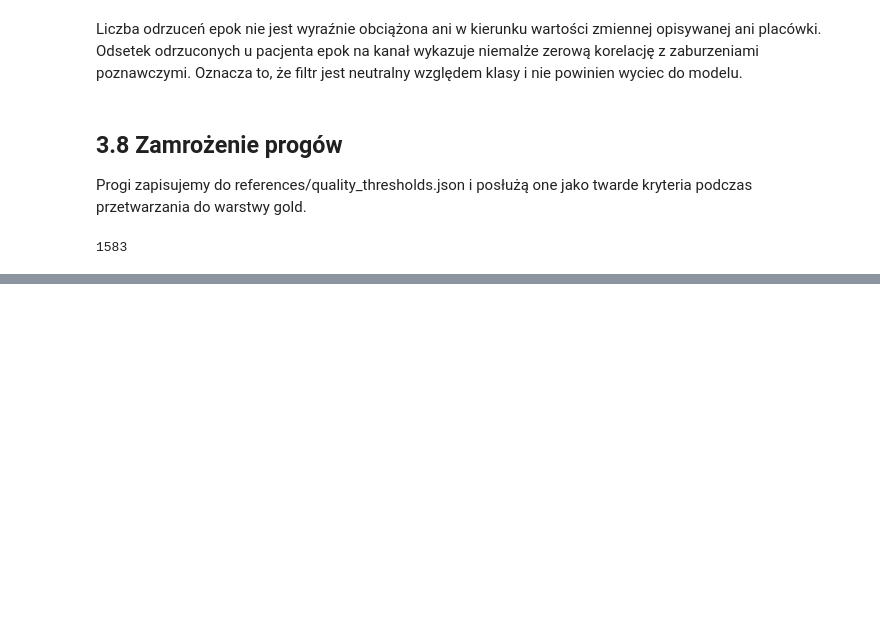
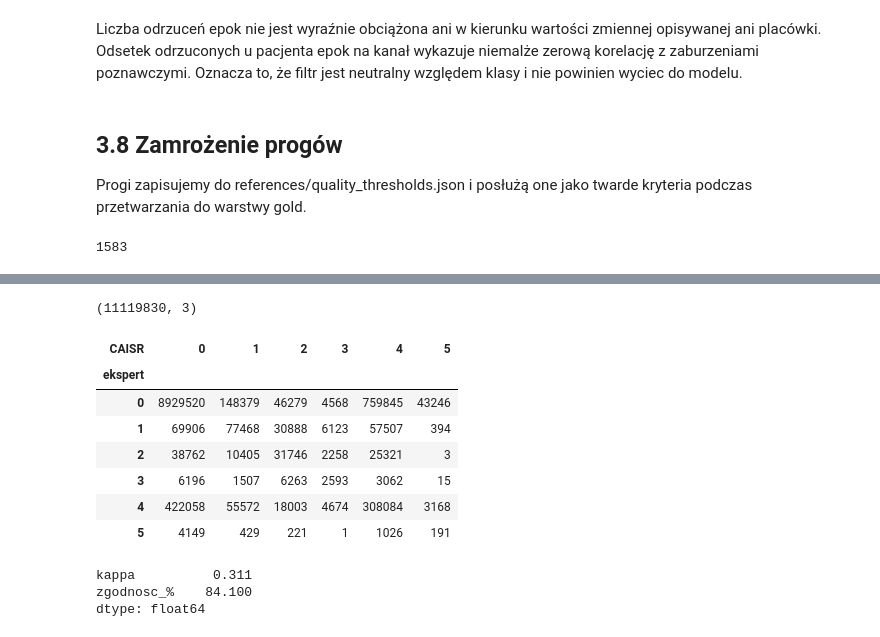
Before and after one commit to stolarczykemil/Analiza-sygnalow-polisomnograficznych, a Jupyter notebook: notebooks/signal_quality_analysis.ipynb, the cells around one changed output, grey strips where cells are left out. Saved outputs shown, nothing was run; the diff lists cells and outputs as text; code cells hidden in the pictures; blank space fills up the shorter version.

```diff
--- a/notebooks/signal_quality_analysis.ipynb
+++ b/notebooks/signal_quality_analysis.ipynb
@@ -984,0 +1351,2 @@ Analiza wykazała słuszność zastosowania metryk jakościowych na epokach. Wie
+# %%
+LIMB_MERGE = {0: 0, 2: 2, 1: 1, 3: 1, 4: 1, 5: 1, 6: 1, 7: 1, 8: 1, 9: 1, 10: 1, 11: 1, 12: 1}
@@ -984,0 +1427,57 @@ Analiza wykazała słuszność zastosowania metryk jakościowych na epokach. Wie
+# %%
+RESP_MERGE = {0: 0, 1: 1, 8: 1, 2: 2, 3: 3, 4: 4, 5: 4, 6: 4, 9: 4, 7: 5}
+# %%
+def resp_pair(pid):
+    try:
+        f = pyedflib.EdfReader(str(edf_path(pid)))
+    except Exception:
+        return None
+    try:
+        caisr = f.readSignal(ANNOT["resp"]["caisr"]).astype(int)
+        expert = f.readSignal(ANNOT["resp"]["expert"]).astype(int)
+        return pd.DataFrame({
+            "patient_id": pid,
+            "caisr_resp": caisr,
+            "expert_resp": [RESP_MERGE.get(x, 0) for x in expert],
+        })
+    finally:
+        f.close()
+# %%
+RESP_CSV = INTERIM / "resp_train.csv"
+if RESP_CSV.exists():
+    resp = pd.read_csv(RESP_CSV)
+else:
+    parts = []
+    with ProcessPoolExecutor(max_workers=8) as ex:
+        for df in ex.map(resp_pair, train_ids):
+            if df is not None:
+                parts.append(df)
+    resp = pd.concat(parts, ignore_index=True)
+    resp.to_csv(RESP_CSV, index=False)
+resp.shape
+# %% [output]
+(11119830, 3)
+# %%
+RESP = [0, 1, 2, 3, 4, 5]
+confusion_rs = pd.crosstab(pd.Categorical(resp.expert_resp, RESP),
+                           pd.Categorical(resp.caisr_resp, RESP),
+                           rownames=["ekspert"], colnames=["CAISR"]).reindex(index=RESP, columns=RESP, fill_value=0)
+confusion_rs
+# %% [output]
+| CAISR | 0 | 1 | 2 | 3 | 4 | 5 |
+| ekspert |  |  |  |  |  |  |
+| 0 | 8929520 | 148379 | 46279 | 4568 | 759845 | 43246 |
+| 1 | 69906 | 77468 | 30888 | 6123 | 57507 | 394 |
+| 2 | 38762 | 10405 | 31746 | 2258 | 25321 | 3 |
+| 3 | 6196 | 1507 | 6263 | 2593 | 3062 | 15 |
+| 4 | 422058 | 55572 | 18003 | 4674 | 308084 | 3168 |
+| 5 | 4149 | 429 | 221 | 1 | 1026 | 191 |
+# %%
+cm_rs = confusion_rs.to_numpy()
+kappa_rs = cohen_kappa(resp.expert_resp.to_numpy(), resp.caisr_resp.to_numpy())
+zgodnosc_rs = np.trace(cm_rs) / cm_rs.sum()
+pd.Series({"kappa": round(kappa_rs, 3), "zgodnosc_%": round(100 * zgodnosc_rs, 1)})
+# %% [output]
+kappa          0.311
+zgodnosc_%    84.100
+dtype: float64
```
Also changed, not shown: parts of 60 cells of this notebook, 3 other files.
